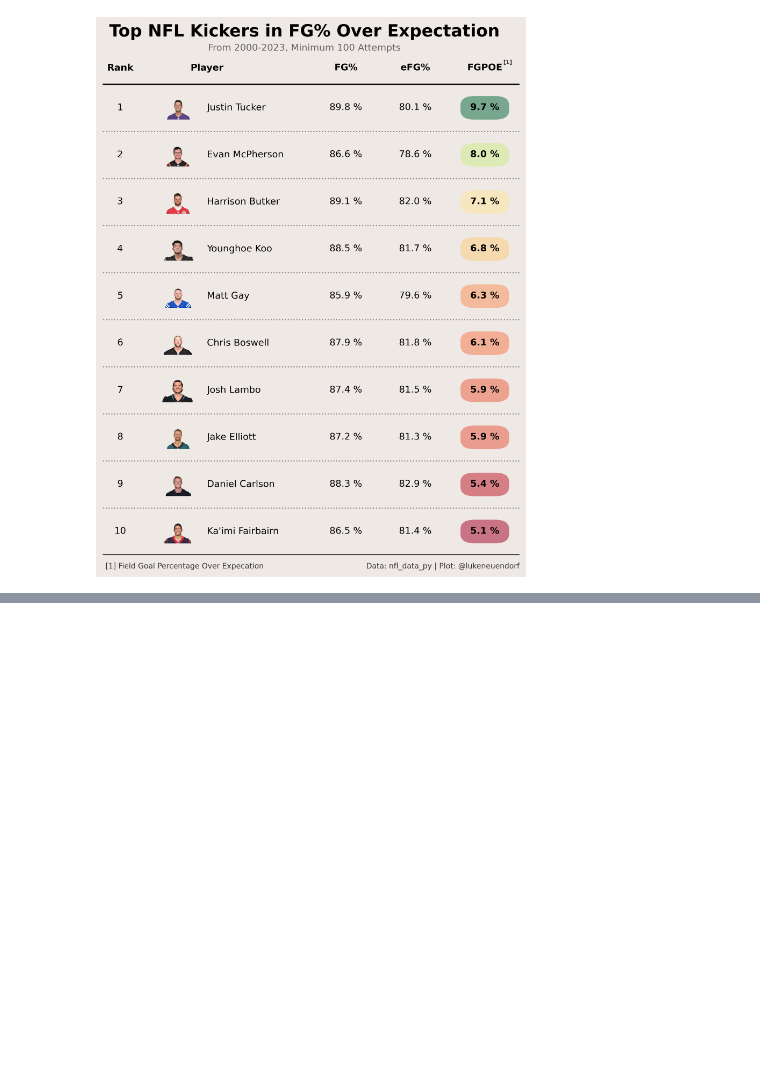
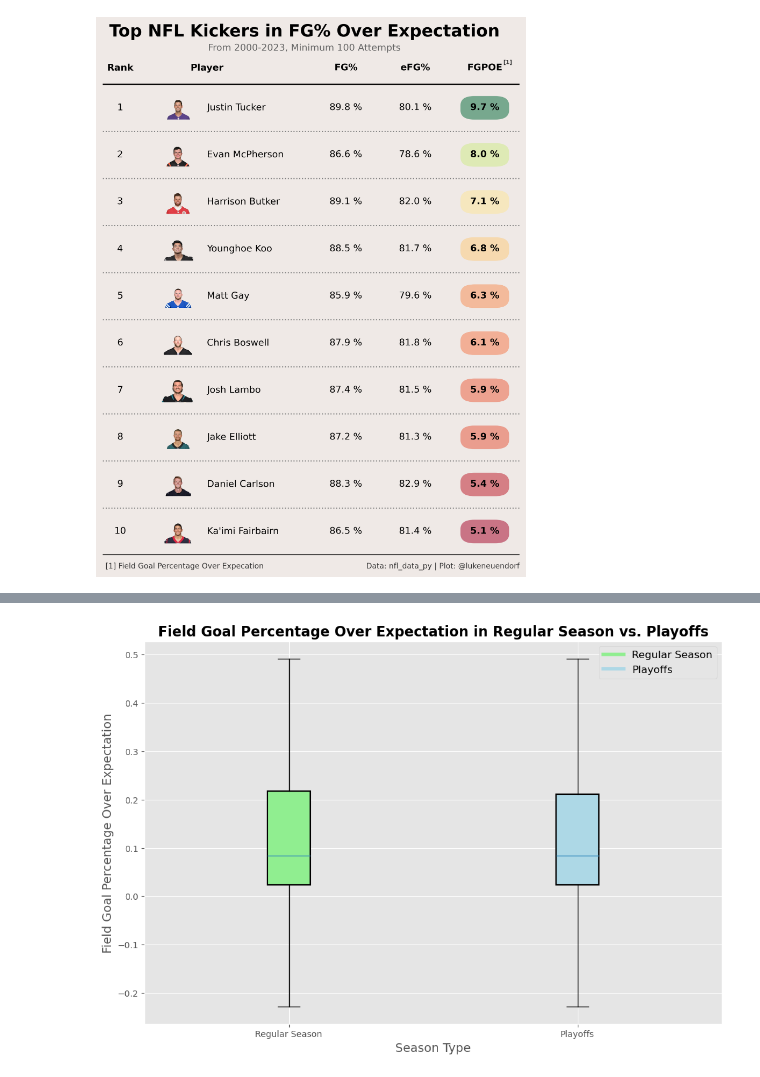
Before and after one commit to lneuendorf/fourth_down_app, a Jupyter notebook: notebooks/fg_proba.ipynb, the cells around one changed output, grey strips where cells are left out. Drawn from its saved outputs; the diff is of its cells as text; code cells hidden in the pictures; blank space fills up the shorter version.

Commit message:
box plots go burr

```diff
--- a/notebooks/fg_proba.ipynb
+++ b/notebooks/fg_proba.ipynb
@@ -53,7 +53,7 @@ variables = [
     'field_goal_attempt', 'field_goal_result', 'kick_distance', 'game_seconds_remaining',
     'game_half', 'season_type', 'posteam_type', 'surface', 'wind', 'temp', 'stadium_id',
     'score_differential', 'timeout_prev_play', 'timeout_team_prev_play', 'posteam'
-]
+] # score_differential = posteam_score - defteam_score
 
 # Sort by game_id and play_id and create columns for previous play's timeout and description
 df_pbp = df_pbp.sort_values(['game_id', 'play_id'])
@@ -127,11 +127,9 @@ df_fg.head()
 | 4 | 2000 | 2000_01_BAL_PIT | 2250.0 | K.Brown | 00-0001980 | 45.0 | 1591.0 | ... |
 # %%
 #count the number of field goals attempted and made by distance
-df_fg['field_goal_attempt'] = 1
-df_binom = df_fg.groupby('kick_distance').agg({'field_goal_attempt':'count','field_goal_made':'sum'}).reset_index()
-df_fg.drop('field_goal_attempt', axis=1, inplace=True)
+df_binom = df_fg.groupby('kick_distance').agg({'game_id':'count','field_goal_made':'sum'}).reset_index()
 df_binom = (df_binom.sort_values(by='kick_distance', ascending=True)
-              .rename({'field_goal_attempt':'field_goal_attempts','field_goal_made':'field_goal_makes'}, axis=1))
+              .rename({'game_id':'field_goal_attempts','field_goal_made':'field_goal_makes'}, axis=1))
 
 df_binom['fg_pct'] = df_binom['field_goal_makes'] / df_binom['field_goal_attempts']
 df_binom.head()
@@ -637,0 +639,39 @@ df_fg.head()
+# %%
+plt.style.use('ggplot')
+
+# Calculate standard deviation of the field goal percentage over expectation
+df_fg['fg_pct_over_expectation'] = df_fg['field_goal_made'] - df_fg['fg_proba']
+playoffs = df_fg.query('postseason == 1')
+regular_season = df_fg.query('postseason == 0')
+
+# Create boxplot
+fig, ax = plt.subplots(figsize=(12, 8))
+bp = ax.boxplot(
+    [regular_season['fg_pct_over_expectation'], playoffs['fg_pct_over_expectation']],
+    tick_labels=['Regular Season', 'Playoffs'],  # Use 'tick_labels' instead of 'labels'
+    patch_artist=True,
+    showfliers=False
+)
+
+# Set colors
+colors = ['lightgreen', 'lightblue']  # Pastel colors for the boxes
+for patch, color in zip(bp['boxes'], colors):
+    patch.set_facecolor(color)
+    patch.set_linewidth(1.5)
+
+# Add title and labels
+ax.set_title('Field Goal Percentage Over Expectation in Regular Season vs. Playoffs', fontsize=16, fontweight='bold')
+ax.set_ylabel('Field Goal Percentage Over Expectation', fontsize=14)
+ax.set_xlabel('Season Type', fontsize=14)
+
+# Adding a legend
+handles = [
+    plt.Line2D([0], [0], color=colors[0], lw=4, label='Regular Season'),
+    plt.Line2D([0], [0], color=colors[1], lw=4, label='Playoffs')
+]
+ax.legend(handles=handles, loc='upper right', fontsize=12)
+
+# Show plot
+plt.show()
+# %% [output]
+[figure, added]
```
Also changed, not shown: parts of 12 cells of this notebook.
